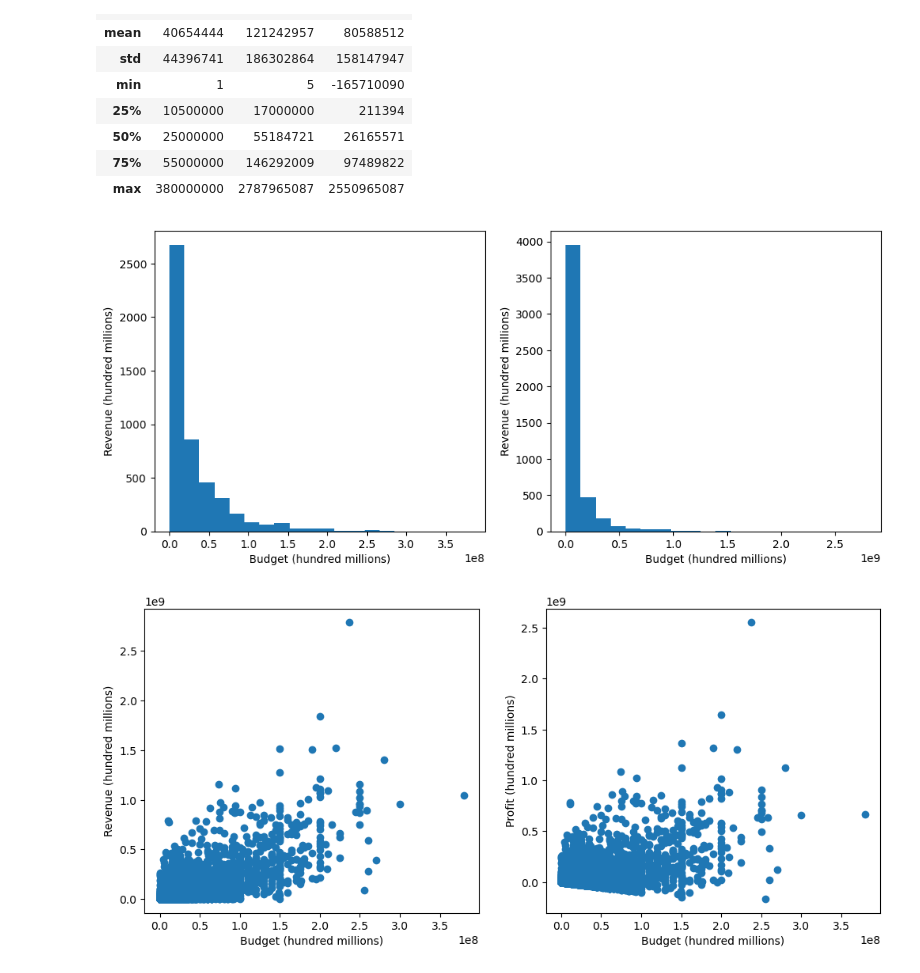
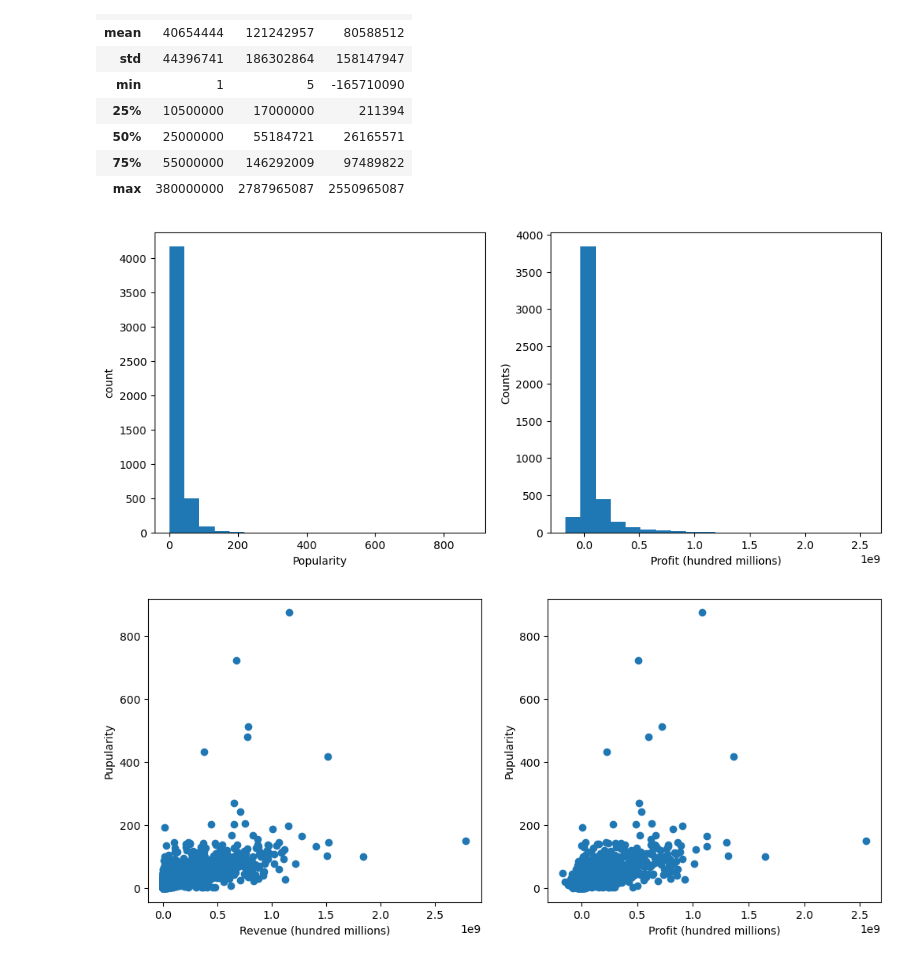
Before and after one commit to bielmc11/IMDB-MOVIES-ANALYSIS, a Jupyter notebook: movies_analysis.ipynb, the cells around one changed output. Drawn from its saved outputs; the diff is of its cells as text; code cells hidden in the pictures.

```diff
--- a/movies_analysis.ipynb
+++ b/movies_analysis.ipynb
@@ -231,29 +224,29 @@ q2_set[['budget', 'revenue', 'profit']].describe().astype(int)
 # %%
 fig, axes = plt.subplots(1, 2, figsize=(12, 5))
 
-axes[0].hist(df['budget'], bins=20)
-axes[0].set_xlabel('Budget (hundred millions)')
-axes[0].set_ylabel('Revenue (hundred millions)')
+axes[0].hist(df['popularity'], bins=20)
+axes[0].set_xlabel('Popularity')
+axes[0].set_ylabel('count')
 
-axes[1].hist(df['revenue'], bins=20)
-axes[1].set_xlabel('Budget (hundred millions)')
-axes[1].set_ylabel('Revenue (hundred millions)')
+axes[1].hist(df['profit'], bins=20)
+axes[1].set_xlabel('Profit (hundred millions)')
+axes[1].set_ylabel('Counts)')
 
 
 plt.show()
 # %% [output]
-[figure, old version]
+[figure, new version]
 # %%
 fig, axes = plt.subplots(1, 2, figsize=(12, 5))
 
-axes[0].scatter(df['budget'], df['revenue'])
-axes[0].set_xlabel('Budget (hundred millions)')
-axes[0].set_ylabel('Revenue (hundred millions)')
+axes[0].scatter( df['revenue'], df['popularity'])
+axes[0].set_xlabel('Revenue (hundred millions)')
+axes[0].set_ylabel('Pupularity')
 
-axes[1].scatter(df['budget'], df['profit'])
-axes[1].set_xlabel('Budget (hundred millions)')
-axes[1].set_ylabel('Profit (hundred millions)')
+axes[1].scatter( df['profit'],  df['popularity'])
+axes[1].set_xlabel('Profit (hundred millions)')
+axes[1].set_ylabel('Pupularity')
 
 plt.show()
 # %% [output]
-[figure, old version]
+[figure, new version]
```
Also changed, not shown: parts of 9 cells of this notebook.
